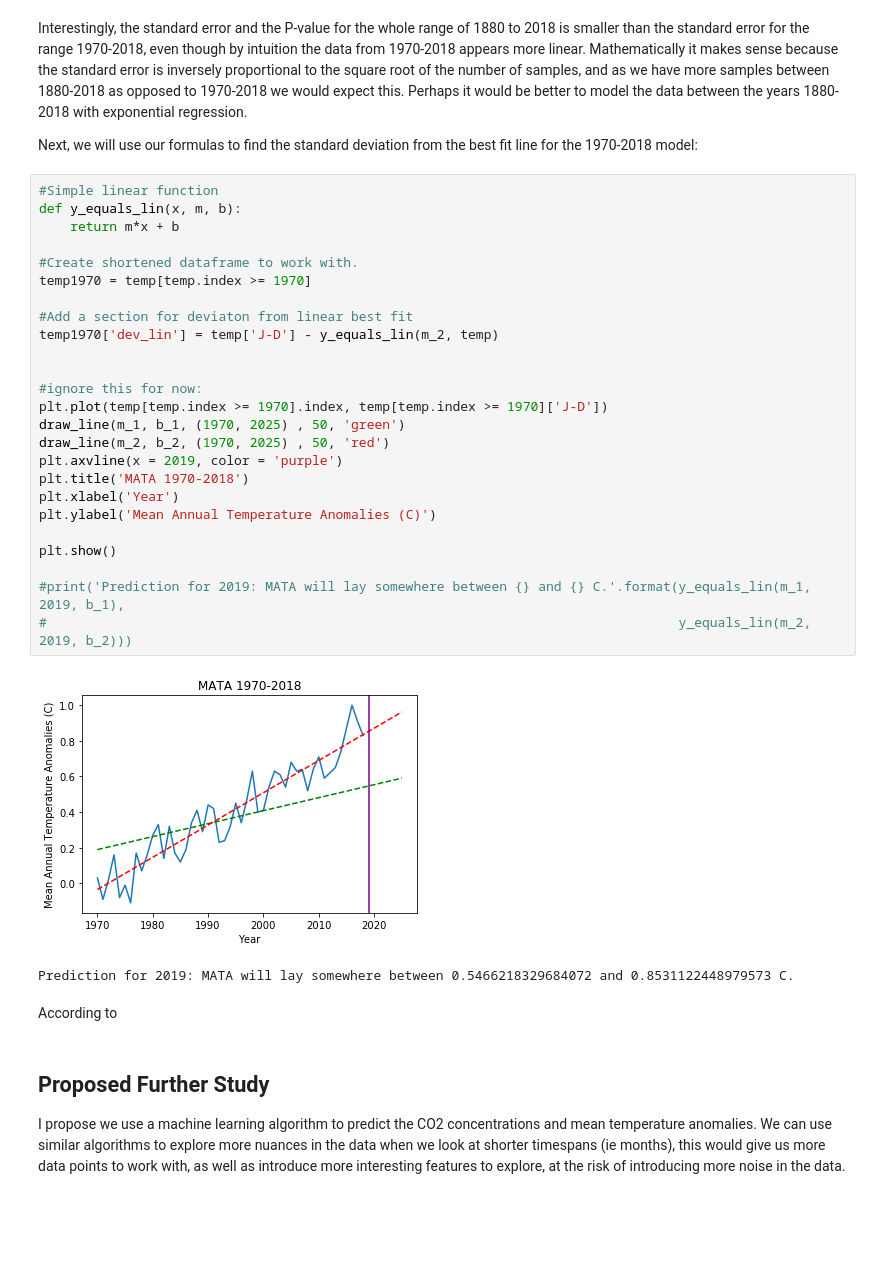
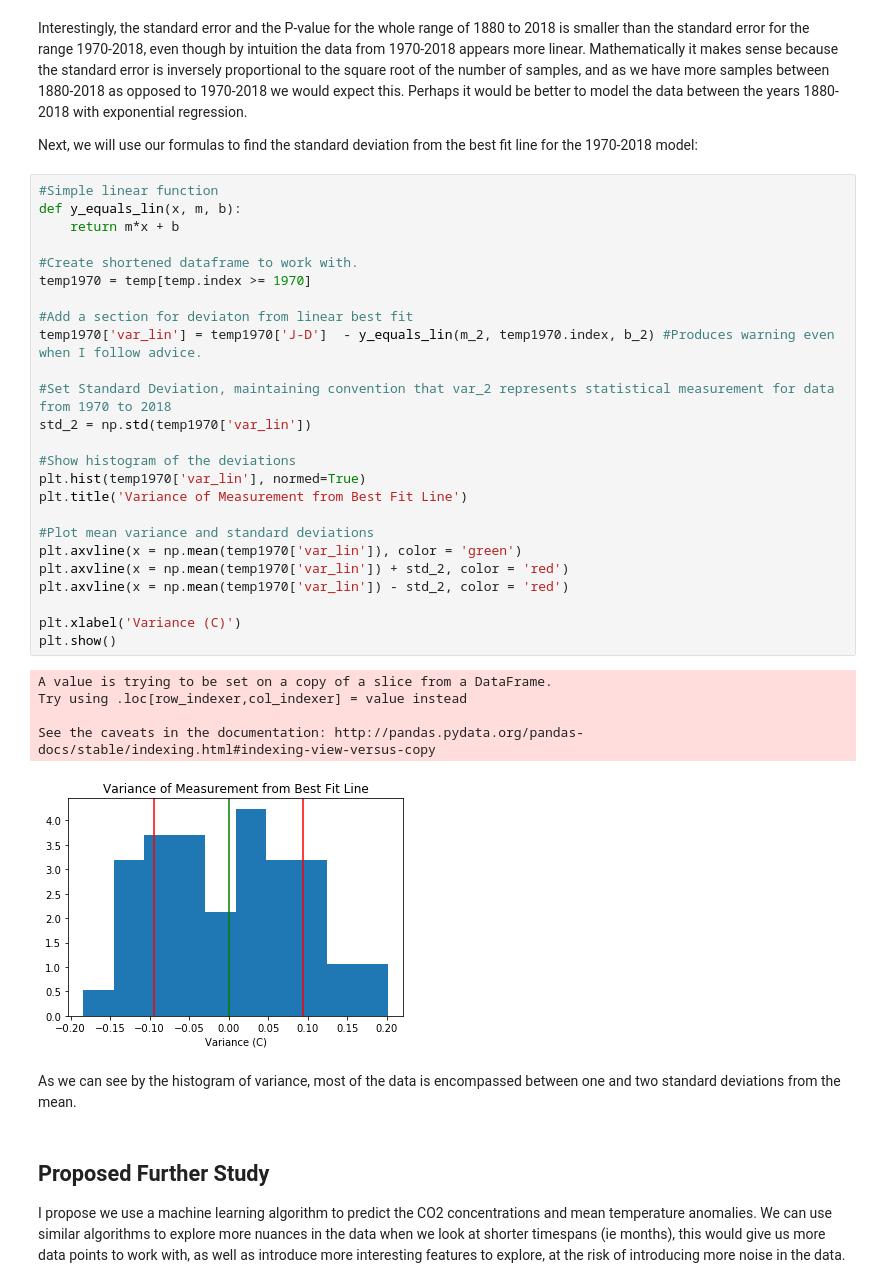
Before and after one commit to Cervantes92/ghg-and-their-effects, a Jupyter notebook: main.ipynb, the cells around one changed output. Cells and saved outputs as stored; diff of their text form; blank space fills up the shorter version.

Commit message:
Variance Histogram
Implemented variance histogram.

```diff
--- a/main.ipynb
+++ b/main.ipynb
@@ -174,36 +174,39 @@ plt.show()
 # %% [markdown]
 <p>Interestingly, the standard error and the P-value for the whole range of 1880 to 2018 is smaller than the standard error for the range 1970-2018, even though by intuition the data from 1970-2018 appears more linear. Mathematically it makes sense because the standard error is inversely proportional to the square root of the number of samples, and as we have more samples between 1880-2018 as opposed to 1970-2018 we would expect this. Perhaps it would be better to model the data between the years 1880-2018 with exponential regression.</p>
 <p>Next, we will use our formulas to find the standard deviation from the best fit line for the 1970-2018 model:</p>
-# %%
-#Simple linear function
-def y_equals_lin(x, m, b):
-    return m*x + b
-
-#Create shortened dataframe to work with.
-temp1970 = temp[temp.index >= 1970]
-
-#Add a section for deviaton from linear best fit
-temp1970['dev_lin'] = temp['J-D'] - y_equals_lin(m_2, temp)
-
-
-#ignore this for now:
-plt.plot(temp[temp.index >= 1970].index, temp[temp.index >= 1970]['J-D'])
-draw_line(m_1, b_1, (1970, 2025) , 50, 'green')
-draw_line(m_2, b_2, (1970, 2025) , 50, 'red')
-plt.axvline(x = 2019, color = 'purple')
-plt.title('MATA 1970-2018')
-plt.xlabel('Year')
-plt.ylabel('Mean Annual Temperature Anomalies (C)')
-
-plt.show()
-
-#print('Prediction for 2019: MATA will lay somewhere between {} and {} C.'.format(y_equals_lin(m_1, 2019, b_1),
-#                                                                                 y_equals_lin(m_2, 2019, b_2)))
-# %% [output]
-[figure, removed]
-Prediction for 2019: MATA will lay somewhere between 0.5466218329684072 and 0.8531122448979573 C.
-# %% [markdown]
-<p>According to </p>
+# %%
+#Simple linear function
+def y_equals_lin(x, m, b):
+    return m*x + b
+
+#Create shortened dataframe to work with.
+temp1970 = temp[temp.index >= 1970]
+
+#Add a section for deviaton from linear best fit
+temp1970['var_lin'] = temp1970['J-D']  - y_equals_lin(m_2, temp1970.index, b_2) #Produces warning even when I follow advice.
+
+#Set Standard Deviation, maintaining convention that var_2 represents statistical measurement for data from 1970 to 2018
+std_2 = np.std(temp1970['var_lin'])
+
+#Show histogram of the deviations
+plt.hist(temp1970['var_lin'], normed=True)
+plt.title('Variance of Measurement from Best Fit Line')
+
+#Plot mean variance and standard deviations
+plt.axvline(x = np.mean(temp1970['var_lin']), color = 'green')
+plt.axvline(x = np.mean(temp1970['var_lin']) + std_2, color = 'red')
+plt.axvline(x = np.mean(temp1970['var_lin']) - std_2, color = 'red')
+
+plt.xlabel('Variance (C)')
+plt.show()
+# %% [output]
+A value is trying to be set on a copy of a slice from a DataFrame.
+Try using .loc[row_indexer,col_indexer] = value instead
+
+See the caveats in the documentation: http://pandas.pydata.org/pandas-docs/stable/indexing.html#indexing-view-versus-copy
+[figure, added]
+# %% [markdown]
+<p>As we can see by the histogram of variance, most of the data is encompassed between one and two standard deviations from the mean.</p>
 # %% [markdown]
 <h2>Proposed Further Study</h2>
 <p>I propose we use a machine learning algorithm to predict the CO2 concentrations and mean temperature anomalies. We can use similar algorithms to explore more nuances in the data when we look at shorter timespans (ie months), this would give us more data points to work with, as well as introduce more interesting features to explore, at the risk of introducing more noise in the data.</p>
```
